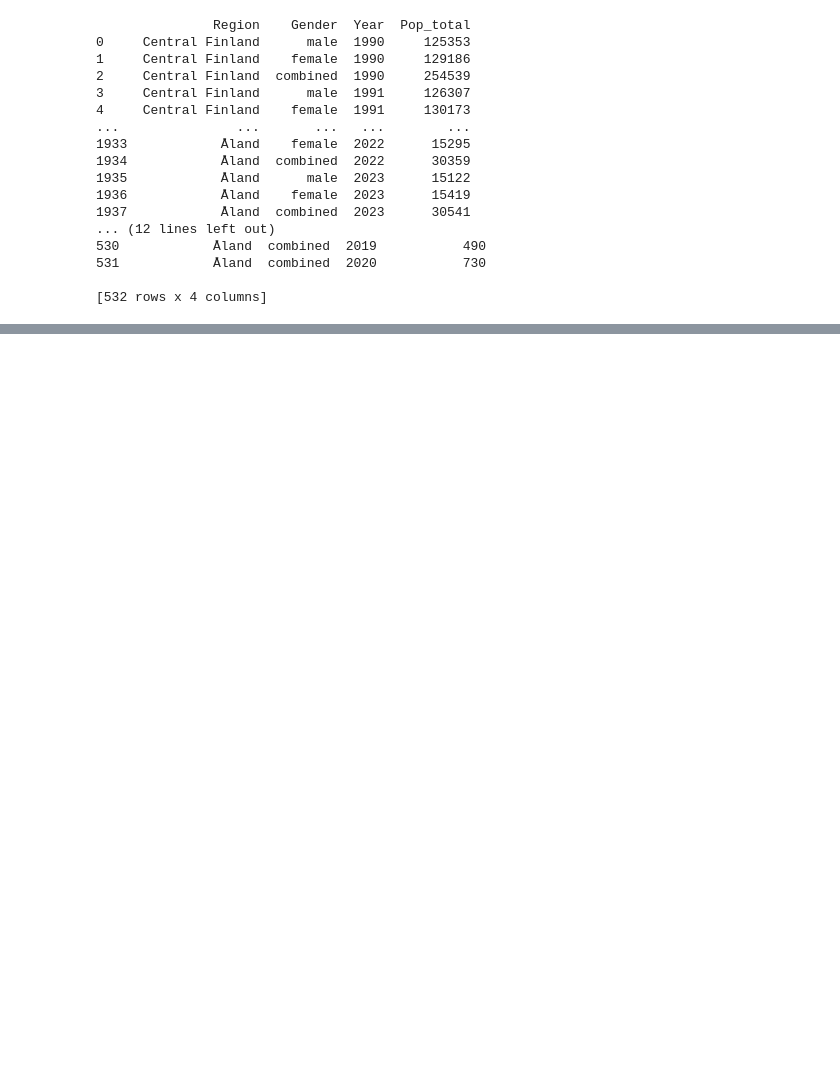
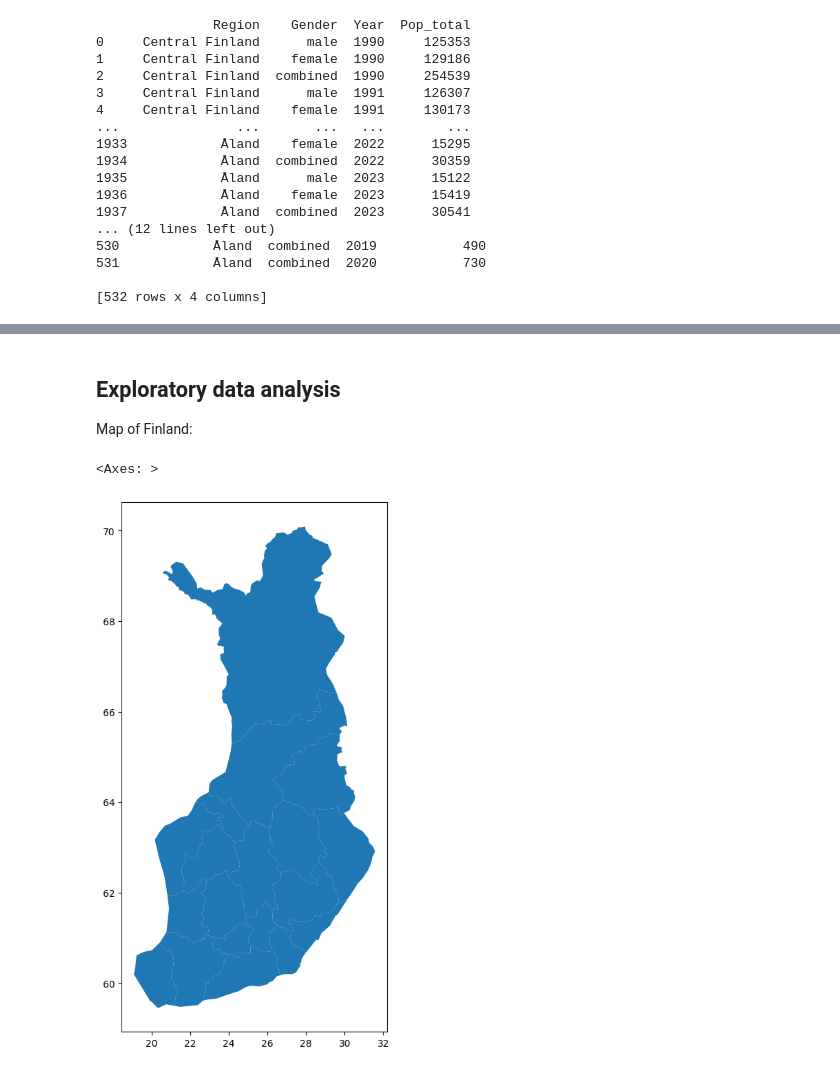
Before and after one commit to AnnaKuokkanen/DataScienceIntro, a Jupyter notebook: intro_to_data_project.ipynb, the cells around one changed output, grey strips where cells are left out. Saved outputs shown, nothing was run; the diff lists cells and outputs as text; code cells hidden in the pictures; blank space fills up the shorter version.

```diff
--- a/intro_to_data_project.ipynb
+++ b/intro_to_data_project.ipynb
@@ -59,0 +55,10 @@ The data
+# %% [markdown]
+## Exploratory data analysis
+
+Map of Finland:
+# %%
+finland_map = gpd.read_file("data/regions.geojson")
+finland_map['geometry'].plot(figsize=(10, 10))
+# %% [output]
+<Axes: >
+[figure, added]
```
Also changed, not shown: parts of 4 cells of this notebook, 1 other file.
